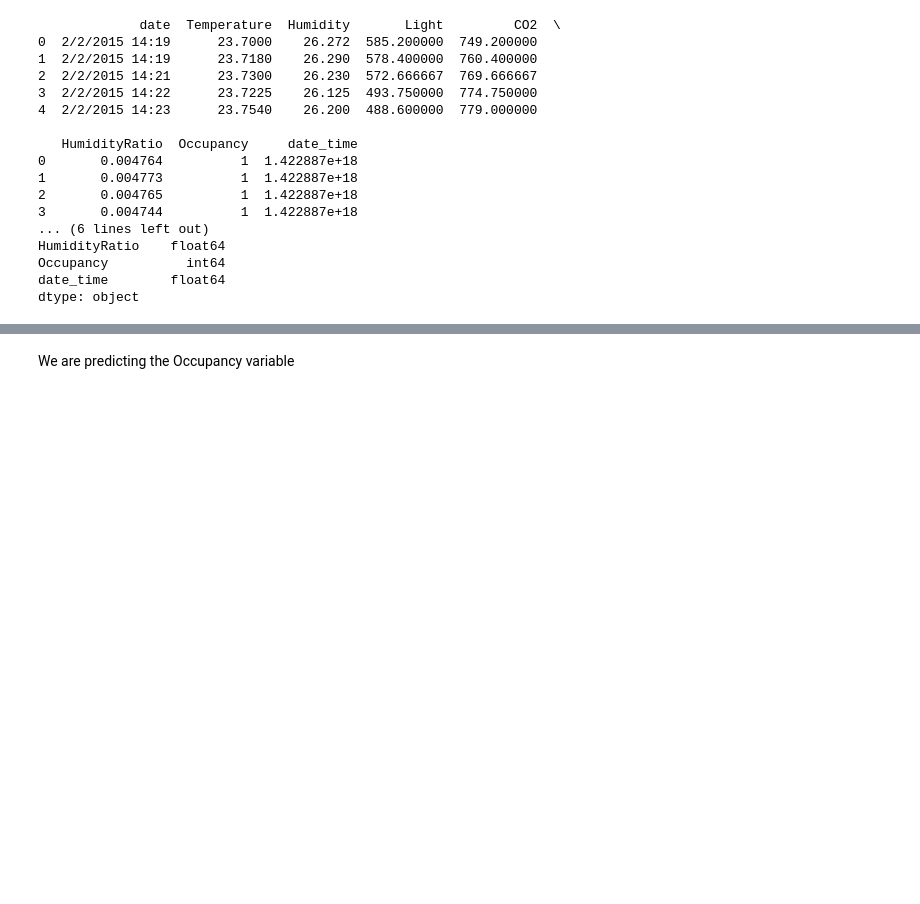
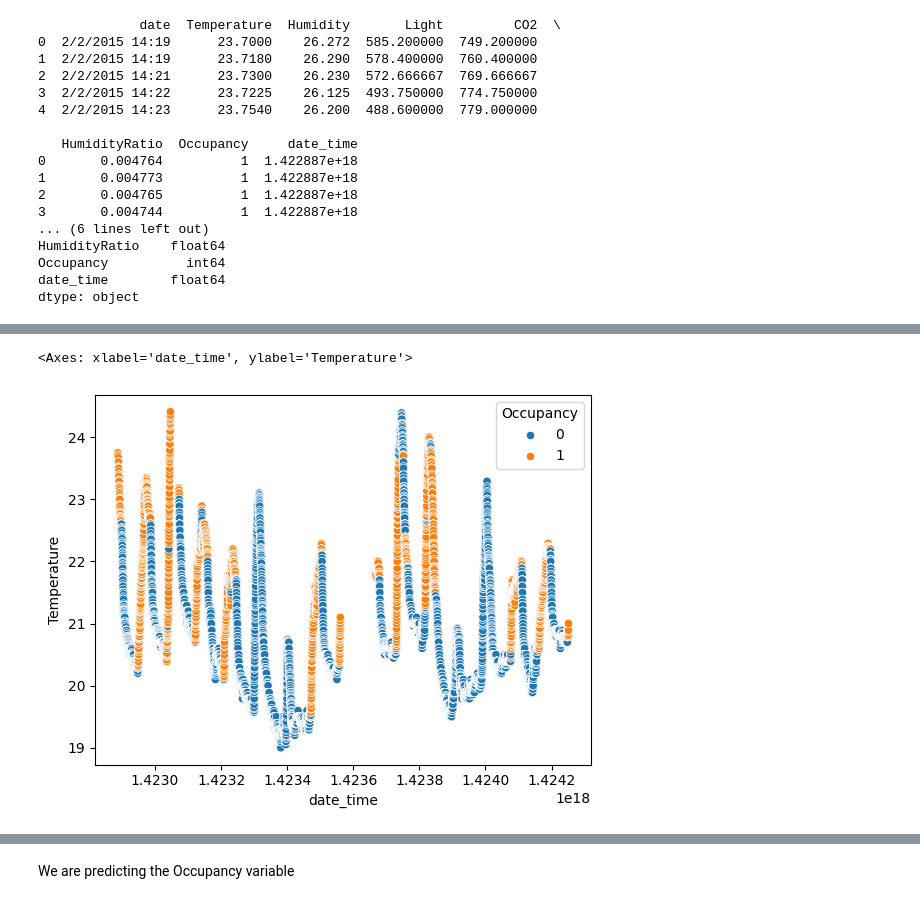
Before and after one commit to daynep02/IDSFinal, a Jupyter notebook: occupancyDetection.ipynb, the cells around one changed output, grey strips where cells are left out. Drawn from its saved outputs; the diff is of its cells as text; code cells hidden in the pictures; blank space fills up the shorter version.

```diff
--- a/occupancyDetection.ipynb
+++ b/occupancyDetection.ipynb
@@ -55,0 +69,5 @@ dtype: object
+# %%
+sns.scatterplot(x=data["date_time"], y=data["Temperature"], hue=data["Occupancy"])
+# %% [output]
+<Axes: xlabel='date_time', ylabel='Temperature'>
+[figure, added]
```
Also changed, not shown: parts of 8 cells of this notebook.
